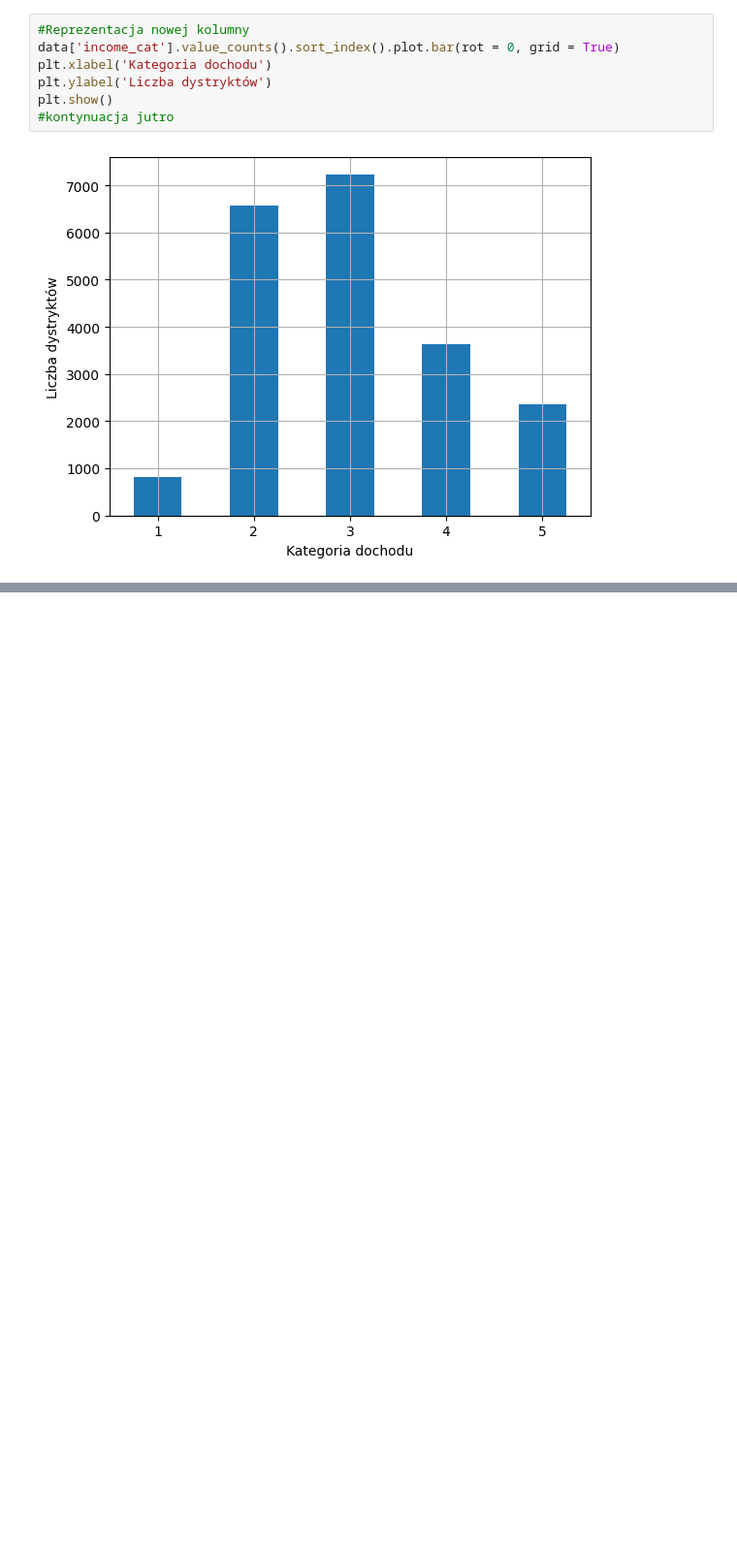
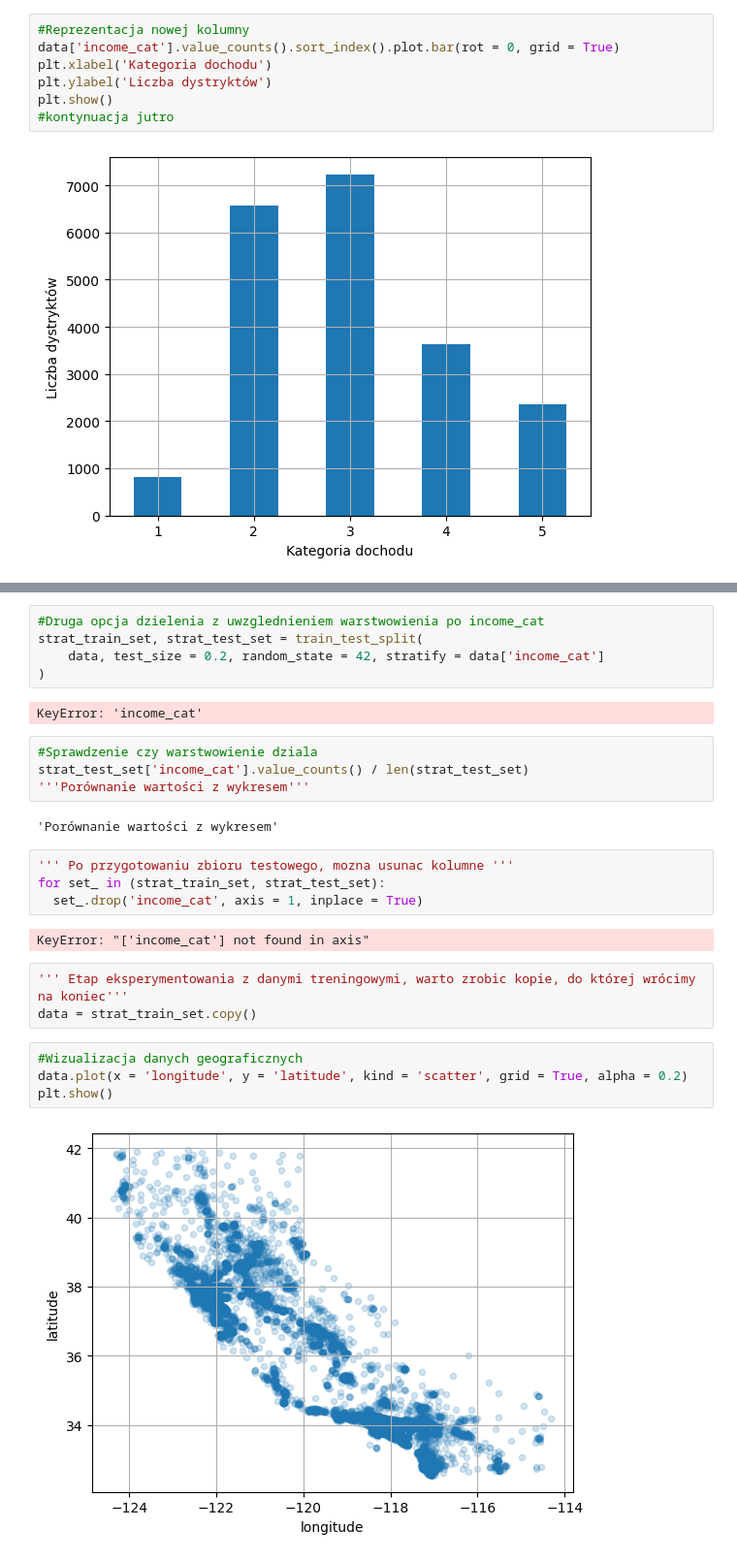
Before and after one commit to maciekpojedynski/Geron, a Jupyter notebook: 02_chapter.ipynb, the cells around one changed output, grey strips where cells are left out. Shown at 97% size. Saved outputs shown, nothing was run; the diff lists cells and outputs as text; blank space fills up the shorter version.

```diff
--- a/02_chapter.ipynb
+++ b/02_chapter.ipynb
@@ -102,0 +113,28 @@ plt.show()
+# %%
+#Druga opcja dzielenia z uwzglednieniem warstwowienia po income_cat
+strat_train_set, strat_test_set = train_test_split(
+    data, test_size = 0.2, random_state = 42, stratify = data['income_cat']
+)
+# %% [output]
+KeyError: 'income_cat'
+# %%
+#Sprawdzenie czy warstwowienie dziala
+strat_test_set['income_cat'].value_counts() / len(strat_test_set)
+'''Porównanie wartości z wykresem'''
+# %% [output]
+'Porównanie wartości z wykresem'
+# %%
+''' Po przygotowaniu zbioru testowego, mozna usunac kolumne '''
+for set_ in (strat_train_set, strat_test_set):
+  set_.drop('income_cat', axis = 1, inplace = True)
+# %% [output]
+KeyError: "['income_cat'] not found in axis"
+# %%
+''' Etap eksperymentowania z danymi treningowymi, warto zrobic kopie, do której wrócimy na koniec'''
+data = strat_train_set.copy()
+# %%
+#Wizualizacja danych geograficznych
+data.plot(x = 'longitude', y = 'latitude', kind = 'scatter', grid = True, alpha = 0.2)
+plt.show()
+# %% [output]
+[figure, added]
```
Also changed, not shown: parts of 28 cells of this notebook.
